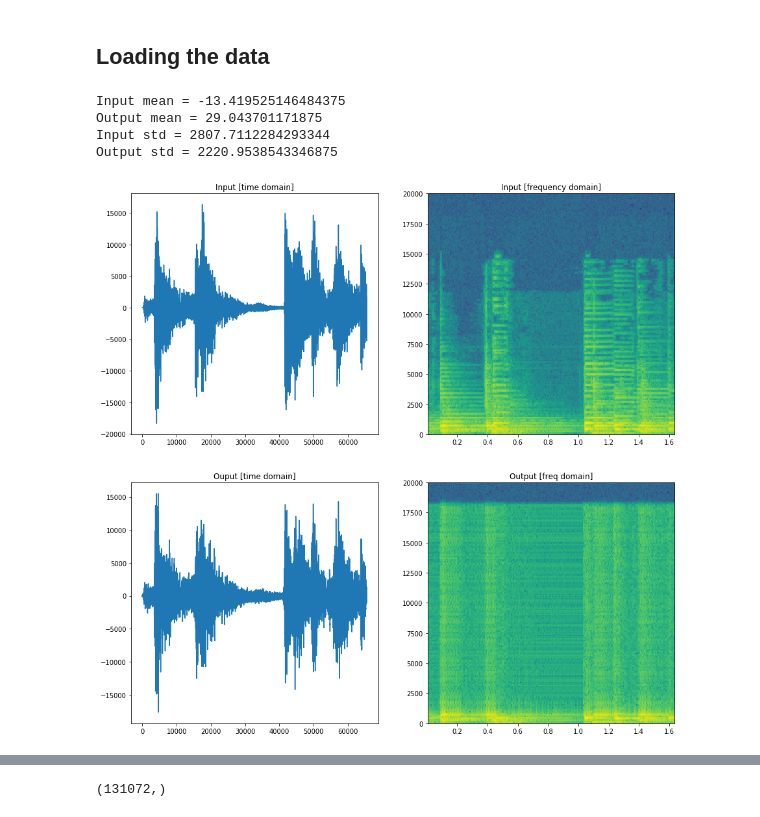
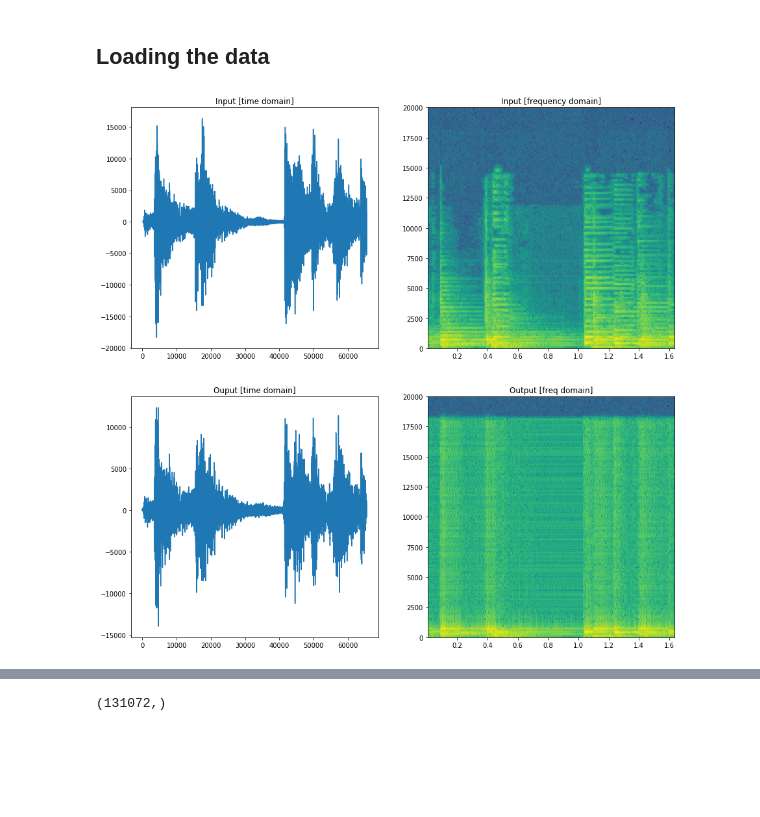
Before and after one commit to pgrady3/music-compression, a Jupyter notebook: visualisations.ipynb, the cells around one changed output, grey strips where cells are left out. Cells and saved outputs as stored; diff of their text form; code cells hidden in the pictures; blank space fills up the shorter version.

```diff
--- a/visualisations.ipynb
+++ b/visualisations.ipynb
@@ -11,14 +11,3 @@ model_out_path = 'data/sample/fma_xs/model_audio/type1_loss/sample_output.mp3'
 # %%
 _, audio_inp = read_mp3(model_inp_path)
 _, audio_out = read_mp3(model_out_path)
-# %%
-print('Input mean = {}'.format(np.mean(audio_inp)))
-print('Output mean = {}'.format(np.mean(audio_out)))
-
-print('Input std = {}'.format(np.std(audio_inp)))
-print('Output std = {}'.format(np.std(audio_out)))
-# %% [output]
-Input mean = -13.419525146484375
-Output mean = 29.043701171875
-Input std = 2807.7112284293344
-Output std = 2220.9538543346875
@@ -32,20 +14,20 @@ audio_out_scaled = audio_out_scaled + mean_in
 # %%
 # plot in time and frequency domain
 fig, ax = plt.subplots(2, 2, figsize=(15, 15))
 
 ax[0][0].plot(audio_inp)
 ax[0][0].set_title('Input [time domain]')
 
 ax[0][1].specgram(audio_inp, NFFT=512, noverlap=256, Fs = 40e3)
 ax[0][1].set_title('Input [frequency domain]')
 
-ax[1][0].plot(audio_out_scaled)
+ax[1][0].plot(audio_out)
 ax[1][0].set_title('Ouput [time domain]')
 
-ax[1][1].specgram(audio_out_scaled, NFFT=512, noverlap=256, Fs = 40e3)
+ax[1][1].specgram(audio_out, NFFT=512, noverlap=256, Fs = 40e3)
 ax[1][1].set_title('Output [freq domain]')
 
 plt.show()
 # %% [output]
-[figure, old version]
+[figure, new version]
 # %%
```
Also changed, not shown: parts of 4 cells of this notebook, 8 other files.
